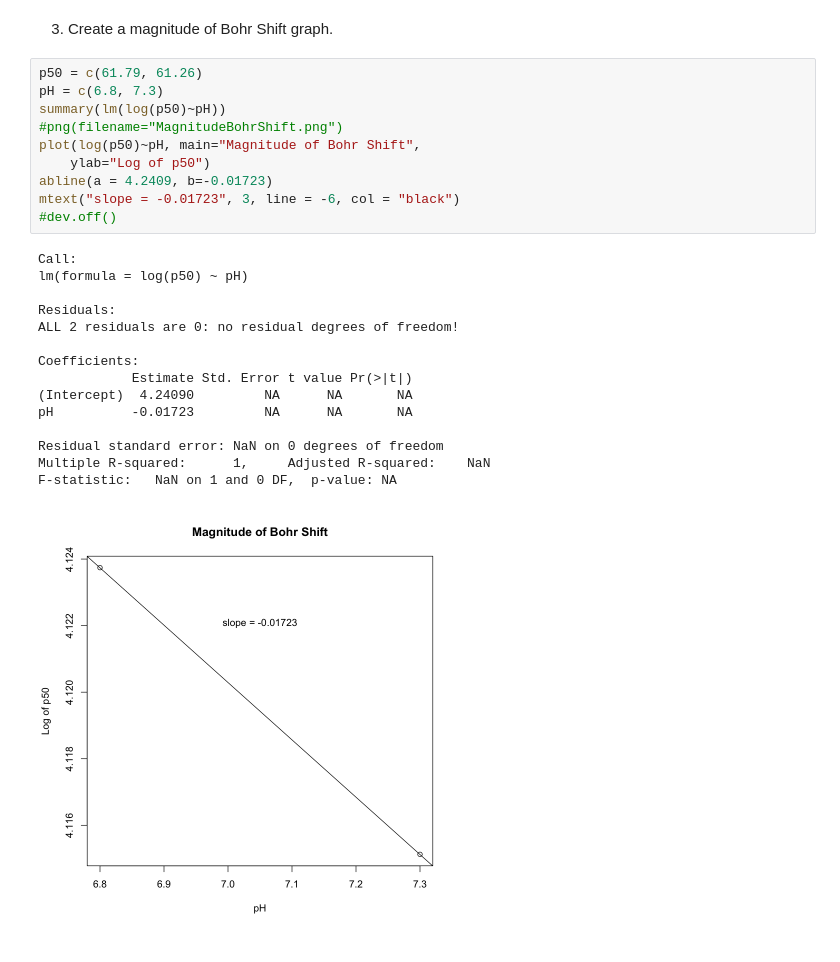
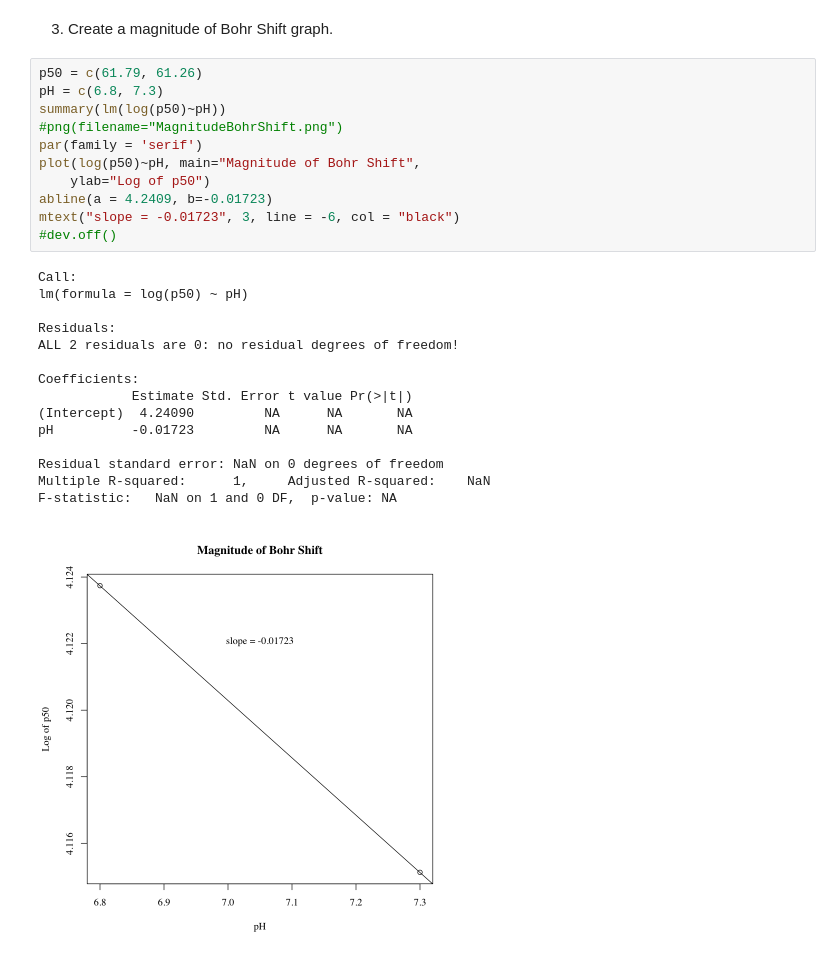
Before and after one commit to andrew2165/biometry_notebooks, a Jupyter notebook: OxygenEqOfHemocyanin.ipynb, the cells around one changed output. Saved outputs shown, nothing was run; the diff lists cells and outputs as text.

```diff
--- a/OxygenEqOfHemocyanin.ipynb
+++ b/OxygenEqOfHemocyanin.ipynb
@@ -239,26 +241,27 @@ ERROR: Error in lm.fit(x, y, offset = offset, singular.ok = singular.ok, ...): N
 # %%
 p50 = c(61.79, 61.26)
 pH = c(6.8, 7.3)
 summary(lm(log(p50)~pH))
 #png(filename="MagnitudeBohrShift.png")
+par(family = 'serif')
 plot(log(p50)~pH, main="Magnitude of Bohr Shift",
     ylab="Log of p50")
 abline(a = 4.2409, b=-0.01723)
 mtext("slope = -0.01723", 3, line = -6, col = "black")
 #dev.off()
 # %% [output]
 Call:
 lm(formula = log(p50) ~ pH)
 
 Residuals:
 ALL 2 residuals are 0: no residual degrees of freedom!
 
 Coefficients:
             Estimate Std. Error t value Pr(>|t|)
 (Intercept)  4.24090         NA      NA       NA
 pH          -0.01723         NA      NA       NA
 
 Residual standard error: NaN on 0 degrees of freedom
 Multiple R-squared:      1,     Adjusted R-squared:    NaN
 F-statistic:   NaN on 1 and 0 DF,  p-value: NA
-[figure, old version]
+[figure, new version]
```
Also changed, not shown: parts of 2 cells of this notebook.
